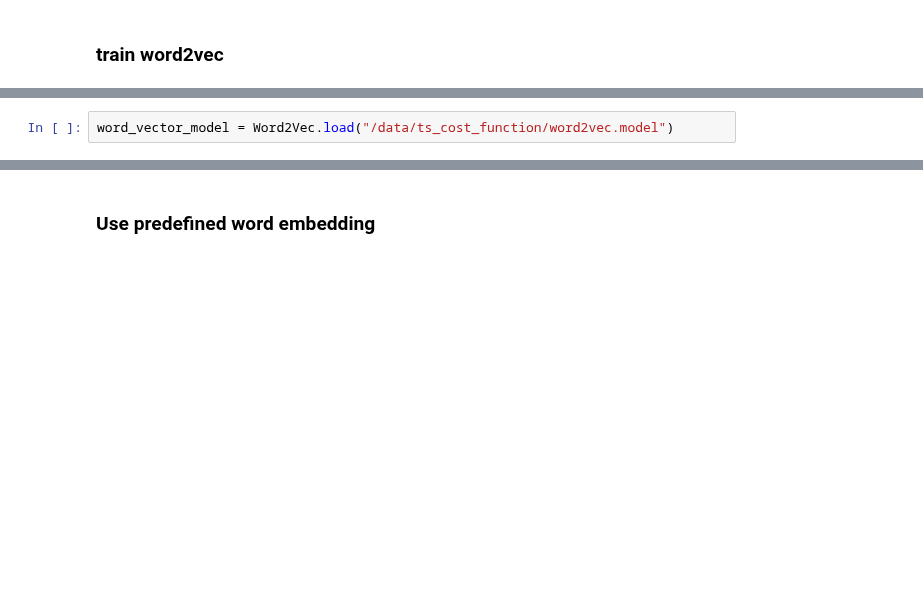
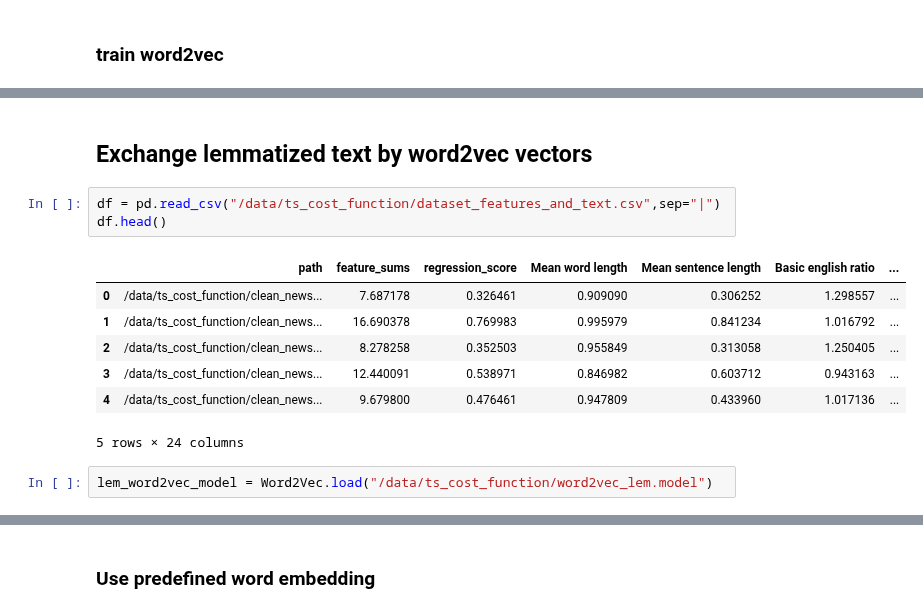
Before and after one commit to PaulOpu/TS_LossFunction, a Jupyter notebook: code/Opuchlich_Attention_Based_NN.ipynb, the cells around one changed output, grey strips where cells are left out. Cells and saved outputs as stored; diff of their text form; blank space fills up the shorter version.

```diff
--- a/code/Opuchlich_Attention_Based_NN.ipynb
+++ b/code/Opuchlich_Attention_Based_NN.ipynb
@@ -177,2 +212,15 @@ word_vector_model.save("/data/ts_cost_function/word2vec.model")
+# %% [markdown]
+## Exchange lemmatized text by word2vec vectors
+# %%
+df = pd.read_csv("/data/ts_cost_function/dataset_features_and_text.csv",sep="|")
+df.head()
+# %% [output]
+|  | path | feature_sums | regression_score | Mean word length | Mean sentence length | Basic english ratio | ... |
+| 0 | /data/ts_cost_function/clean_news... | 7.687178 | 0.326461 | 0.909090 | 0.306252 | 1.298557 | ... |
+| 1 | /data/ts_cost_function/clean_news... | 16.690378 | 0.769983 | 0.995979 | 0.841234 | 1.016792 | ... |
+| 2 | /data/ts_cost_function/clean_news... | 8.278258 | 0.352503 | 0.955849 | 0.313058 | 1.250405 | ... |
+| 3 | /data/ts_cost_function/clean_news... | 12.440091 | 0.538971 | 0.846982 | 0.603712 | 0.943163 | ... |
+| 4 | /data/ts_cost_function/clean_news... | 9.679800 | 0.476461 | 0.947809 | 0.433960 | 1.017136 | ... |
+5 rows × 24 columns
 # %%
-word_vector_model = Word2Vec.load("/data/ts_cost_function/word2vec.model")
+lem_word2vec_model = Word2Vec.load("/data/ts_cost_function/word2vec_lem.model")
```
Also changed, not shown: parts of 40 cells of this notebook.
